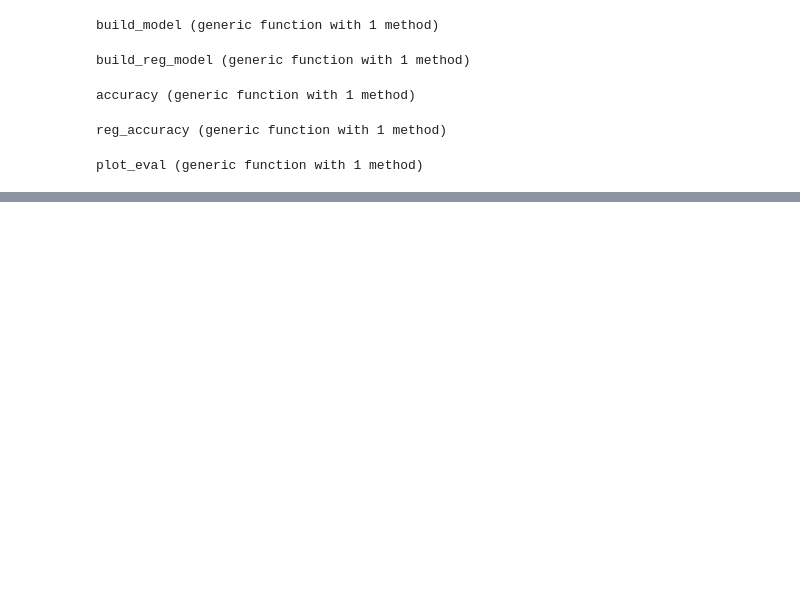
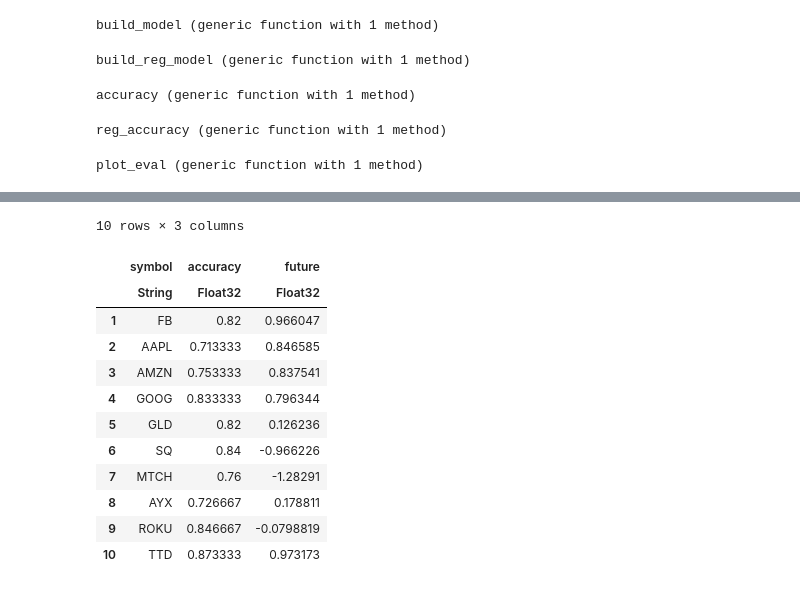
Before and after one commit to iwasnothing/JuliaConvGRU, a Jupyter notebook: OsRSI.ipynb, the cells around one changed output, grey strips where cells are left out. Drawn from its saved outputs; the diff is of its cells as text; code cells hidden in the pictures; blank space fills up the shorter version.

```diff
--- a/OsRSI.ipynb
+++ b/OsRSI.ipynb
@@ -630,0 +708,22 @@ accuracy:0.7066666666666667
+# %%
+#20-13-20-0.000774263682681127-0.8-5-15
+seqlen=13
+Nh=20
+delta=15
+lr=0.000774
+mm=0.8
+day0=5
+println(seqlen,"-",Nh,"-",lr,"-",mm,"-",day0,"-",delta)
+df = DataFrame(symbol = String[], accuracy = Float32[], future = Float32[])
+#list = ["FB","AAPL","AMZN","GOOG","NFLX","SQ","MTCH","AYX","ROKU","TTD"]
+#sym="GLD"
+filepath="list.txt"
+list=readlines(filepath)
+println(list)
+for sym in list
+    etf = wgetStock(sym,3)
+    (m,cost,xtest,ytest,confmx,future) = myTrain(etf,seqlen,Nh,lr,mm,day0,day0+delta,:reg,sym)
+    acc = (confmx[1,1]+confmx[2,2])
+    push!(df,[sym,acc,future])
+end
+df
@@ -630,0 +925,16 @@ accuracy:0.7066666666666667
+# %%
+df
+# %% [output]
+10 rows × 3 columns
+|  | symbol | accuracy | future |
+|  | String | Float32 | Float32 |
+| 1 | FB | 0.82 | 0.966047 |
+| 2 | AAPL | 0.713333 | 0.846585 |
+| 3 | AMZN | 0.753333 | 0.837541 |
+| 4 | GOOG | 0.833333 | 0.796344 |
+| 5 | GLD | 0.82 | 0.126236 |
+| 6 | SQ | 0.84 | -0.966226 |
+| 7 | MTCH | 0.76 | -1.28291 |
+| 8 | AYX | 0.726667 | 0.178811 |
+| 9 | ROKU | 0.846667 | -0.0798819 |
+| 10 | TTD | 0.873333 | 0.973173 |
```
Also changed, not shown: parts of 13 cells of this notebook, 6 other files.
